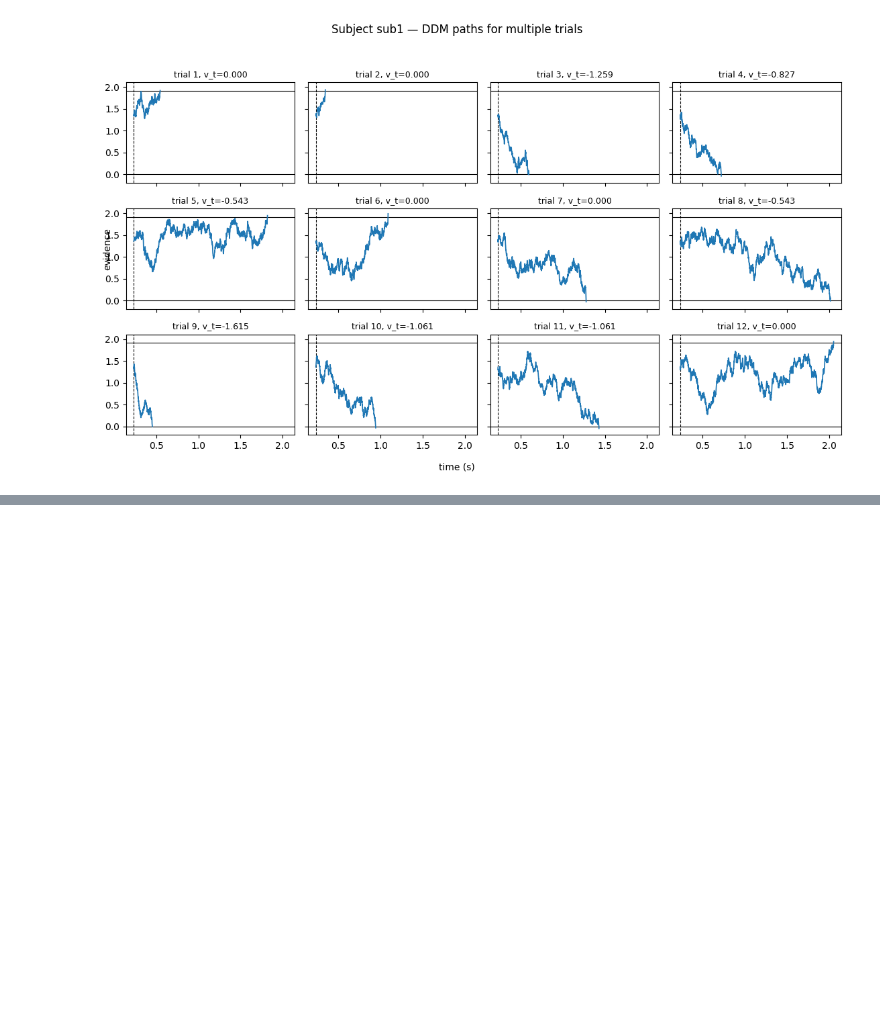
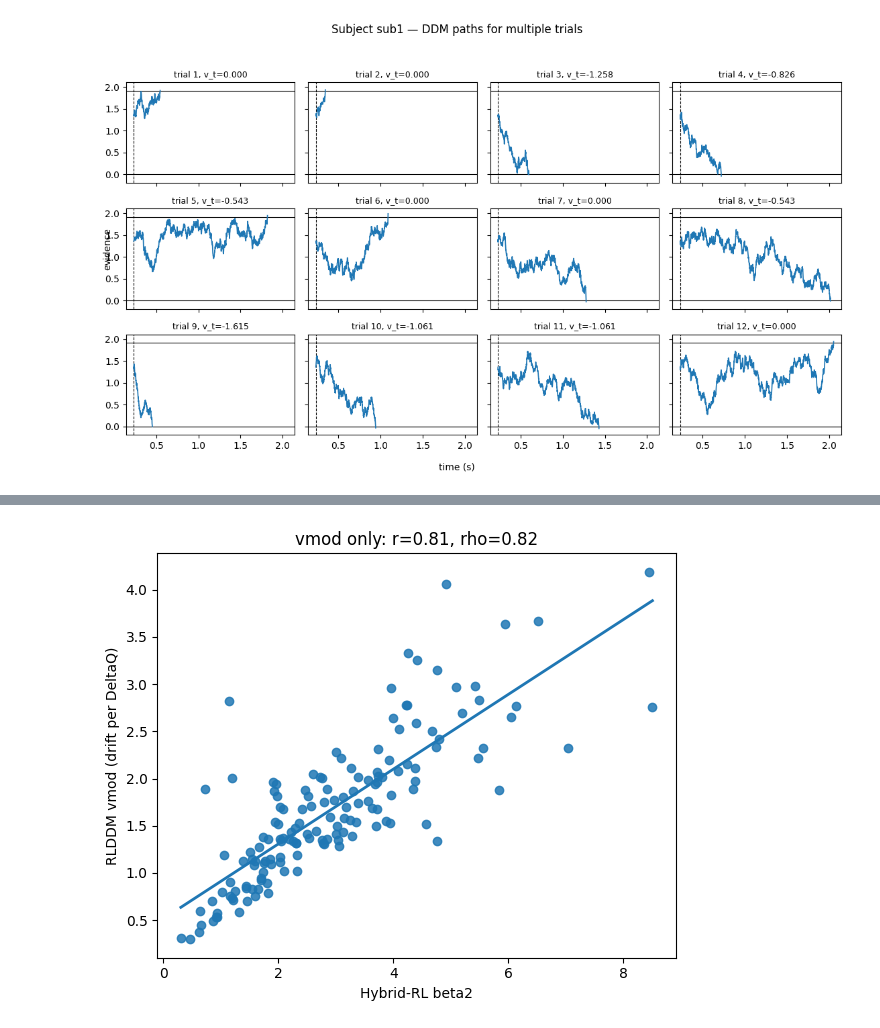
Before and after one commit to OguzBaz/thesis-project, a Jupyter notebook: data/stan_test.ipynb, the cells around one changed output, grey strips where cells are left out. Cells and saved outputs as stored; diff of their text form; code cells hidden in the pictures; blank space fills up the shorter version.

```diff
--- a/data/stan_test.ipynb
+++ b/data/stan_test.ipynb
@@ -849,0 +993,97 @@ NameError: name 'df_params_softmax' is not defined
+# %%
+# Vmod-only vs beta2: correlations and scatter plot
+import numpy as np
+import pandas as pd
+import matplotlib.pyplot as plt
+from scipy.stats import pearsonr, spearmanr
+import os, glob
+
+# Try to load RL softmax params (beta2) from saved CSVs in outputs/ if not in memory
+def _load_latest_rl_params_from_outputs():
+    try:
+        candidates = sorted(glob.glob('outputs/*.csv'))
+        for path in reversed(candidates):
+            try:
+                tmp = pd.read_csv(path)
+                if {'subject_id','beta2'}.issubset(set(tmp.columns)):
+                    print(f"Loaded RL (softmax) table from: {path}")
+                    return tmp[['subject_id','beta2']].copy()
+            except Exception:
+                continue
+    except Exception:
+        pass
+    return None
+
+# Resolve RL (softmax) table
+if 'df_params_rl' in globals():
+    _rl = df_params_rl
+elif 'df_params_softmax' in globals():
+    _rl = df_params_softmax
+elif 'df_params' in globals():
+    try:
+        _rl = df_params if 'beta2' in df_params.columns else None
+    except Exception:
+        _rl = None
+else:
+    _rl = None
+
+if _rl is None:
+    alt = _load_latest_rl_params_from_outputs()
+    if alt is not None:
+        _rl = alt
+
+# Resolve RL-DDM table (needs vmod at minimum)
+if 'df_params_rlddm' in globals():
+    _rlddm = df_params_rlddm
+elif 'df_params' in globals():
+    try:
+        _rlddm = df_params if 'vmod' in df_params.columns else None
+    except Exception:
+        _rlddm = None
+else:
+    _rlddm = None
+
+if _rl is None or _rlddm is None:
+    missing = []
+    if _rl is None:
+        missing.append("- RL (softmax) params with 'beta2'")
+    if _rlddm is None:
+        missing.append("- RL-DDM params with 'vmod'")
+    print("Can't run vmod-only comparison because the following are missing:")
+    for m in missing:
+        print(" ", m)
+    print("Run the RL-only fit cell (softmax) and the RL-DDM fit cell first, then re-run this cell.")
+else:
+    # Prepare and merge
+    rl = _rl.rename(columns={'beta2': 'beta2_rl'})[['subject_id', 'beta2_rl']].copy()
+    rlddm = _rlddm.rename(columns={'vmod': 'vmod_rlddm'})[['subject_id', 'vmod_rlddm']].copy()
+
+    # Normalize subject_id types to avoid mismatches
+    rl['subject_id'] = rl['subject_id'].astype(str)
+    rlddm['subject_id'] = rlddm['subject_id'].astype(str)
+
+    m_v = rl.merge(rlddm, on='subject_id', how='inner')
+    if m_v.empty:
+        raise ValueError('No overlapping subjects between RL and RLDDM parameter tables.')
+
+    # Correlations: beta2 vs vmod
+    x = m_v['beta2_rl'].to_numpy()
+    y = m_v['vmod_rlddm'].to_numpy()
+    pr = pearsonr(x, y)
+    sr = spearmanr(x, y)
+    print('Vmod-only mapping:')
+    print(f'  Pearson r = {pr.statistic:.3f} (p={pr.pvalue:.3g})')
+    print(f'  Spearman rho = {sr.correlation:.3f} (p={sr.pvalue:.3g})')
+
+    # Scatter + fitted line
+    coef = np.polyfit(x, y, 1)
+    plt.figure(figsize=(6,5))
+    plt.scatter(x, y, alpha=0.85)
+    xx = np.linspace(x.min(), x.max(), 200)
+    plt.plot(xx, coef[0]*xx + coef[1], linewidth=2)
+    plt.xlabel('Hybrid-RL beta2')
+    plt.ylabel('RLDDM vmod (drift per DeltaQ)')
+    plt.title(f'vmod only: r={pr.statistic:.2f}, rho={sr.correlation:.2f}')
+    plt.tight_layout()
+    plt.show()
+# %% [output]
@@ -849,0 +1093 @@ NameError: name 'df_params_softmax' is not defined
+[figure, added]
```
Also changed, not shown: parts of 11 cells of this notebook, 14 other files.
